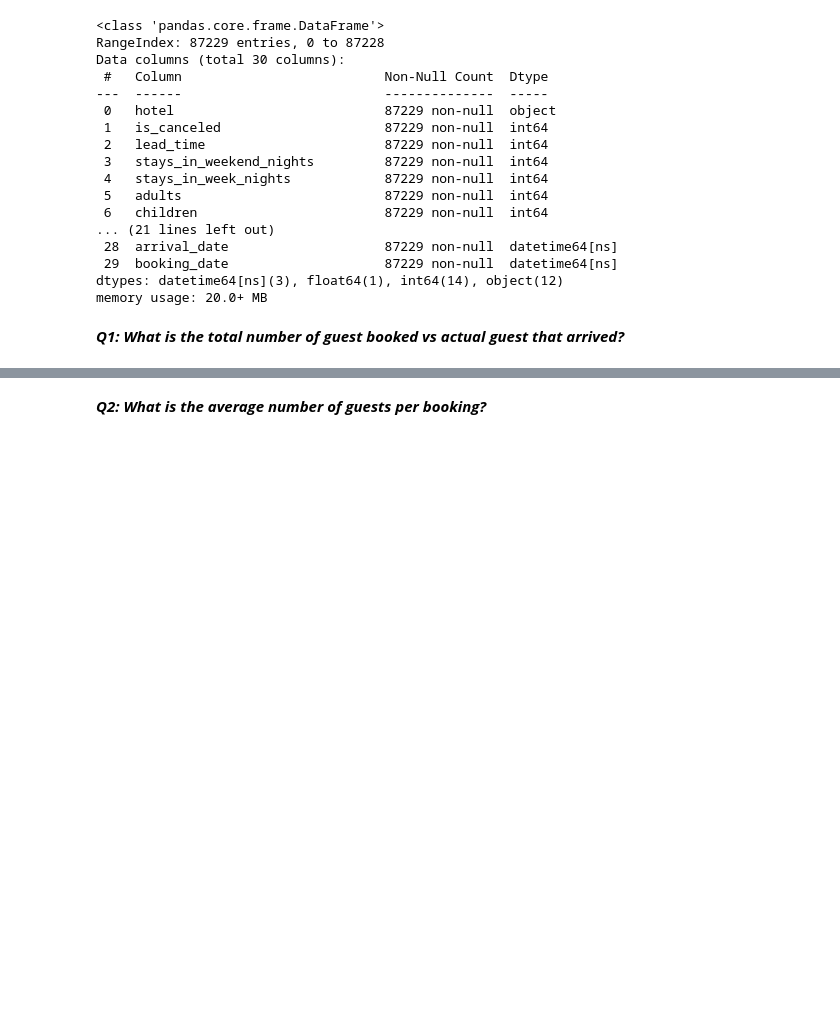
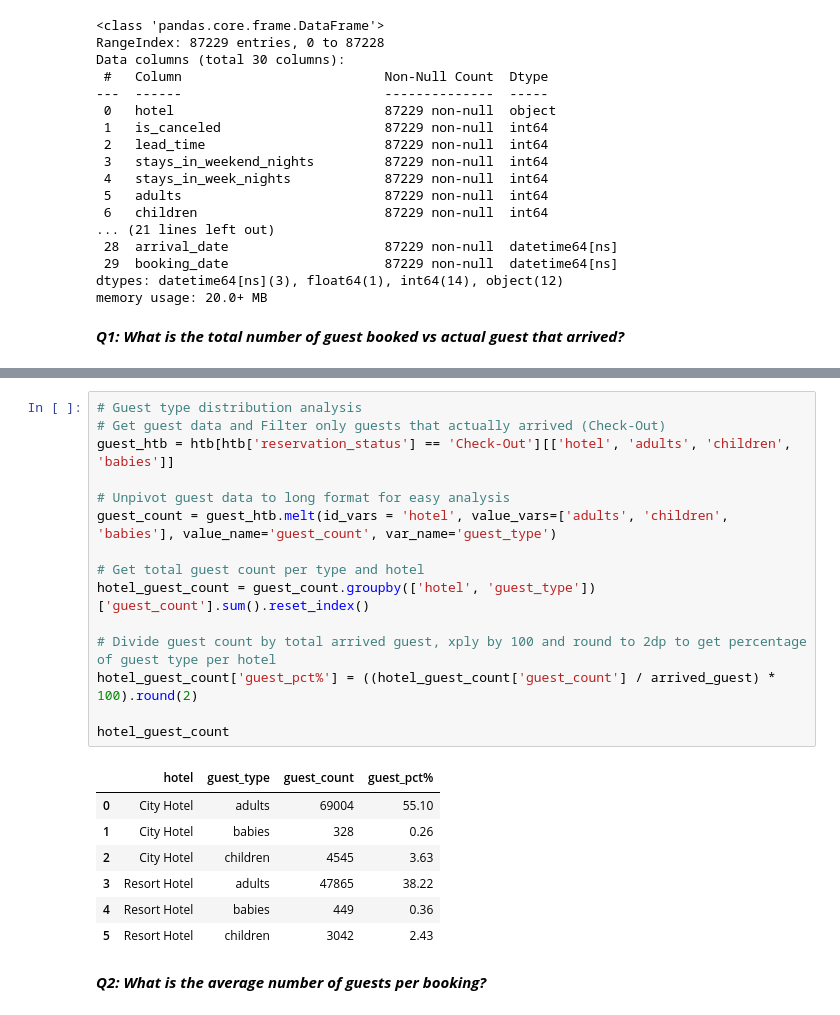
Before and after one commit to AdesanyaAzeez/Hotel-Booking-Analysis, a Jupyter notebook: 3_Guest_Profile_Analysis.ipynb, the cells around one changed output, grey strips where cells are left out. Saved outputs shown, nothing was run; the diff lists cells and outputs as text; blank space fills up the shorter version.

```diff
--- a/3_Guest_Profile_Analysis.ipynb
+++ b/3_Guest_Profile_Analysis.ipynb
@@ -90,3 +114,26 @@ However, only 70.75% (125,233) of them arrived.
+# %%
+# Guest type distribution analysis
+# Get guest data and Filter only guests that actually arrived (Check-Out)
+guest_htb = htb[htb['reservation_status'] == 'Check-Out'][['hotel', 'adults', 'children', 'babies']]
+
+# Unpivot guest data to long format for easy analysis
+guest_count = guest_htb.melt(id_vars = 'hotel', value_vars=['adults', 'children', 'babies'], value_name='guest_count', var_name='guest_type')
+
+# Get total guest count per type and hotel
+hotel_guest_count = guest_count.groupby(['hotel', 'guest_type'])['guest_count'].sum().reset_index()
+
+# Divide guest count by total arrived guest, xply by 100 and round to 2dp to get percentage of guest type per hotel
+hotel_guest_count['guest_pct%'] = ((hotel_guest_count['guest_count'] / arrived_guest) * 100).round(2)
+
+hotel_guest_count
+# %% [output]
+|  | hotel | guest_type | guest_count | guest_pct% |
+| 0 | City Hotel | adults | 69004 | 55.10 |
+| 1 | City Hotel | babies | 328 | 0.26 |
+| 2 | City Hotel | children | 4545 | 3.63 |
+| 3 | Resort Hotel | adults | 47865 | 38.22 |
+| 4 | Resort Hotel | babies | 449 | 0.36 |
+| 5 | Resort Hotel | children | 3042 | 2.43 |
 # %% [markdown]
 ***Q2: What is the average number of guests per booking?***
 # %%
```
Also changed, not shown: parts of 4 cells of this notebook, 2 other files.
